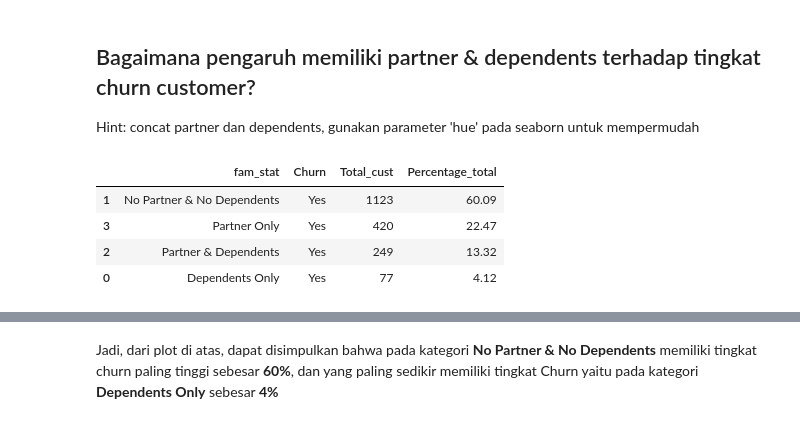
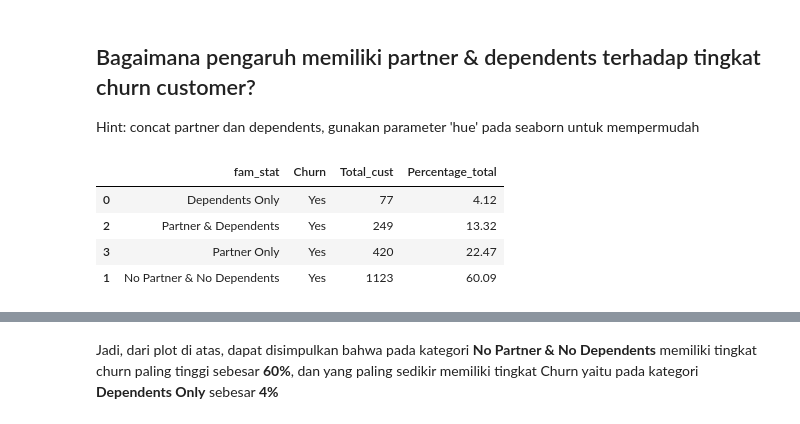
Before and after one commit to agirahmawandi/hw_datavisualitation, a Jupyter notebook: Data Visualization - Template Homework.ipynb, the cells around one changed output, grey strips where cells are left out. Drawn from its saved outputs; the diff is of its cells as text; code cells hidden in the pictures.

```diff
--- a/Data Visualization - Template Homework.ipynb
+++ b/Data Visualization - Template Homework.ipynb
@@ -241,19 +276,19 @@ df_stat['fam_stat']= df_stat.apply(combine_status, axis=1)
 # %%
 
 df_group =  (df_stat[df_stat['Churn'] == 'Yes']
              .groupby(['fam_stat','Churn'])
              .agg(Total_cust=('customerID','nunique'))
              .reset_index()
              .assign(Percentage_total=lambda x: (
                  x['Total_cust'] / x['Total_cust'].sum() * 100).round(2))
-                .sort_values('Total_cust', ascending=False)
+                .sort_values('Percentage_total', ascending=True)
 
 )
 
 df_group
 # %% [output]
 |  | fam_stat | Churn | Total_cust | Percentage_total |
+| 0 | Dependents Only | Yes | 77 | 4.12 |
+| 2 | Partner & Dependents | Yes | 249 | 13.32 |
+| 3 | Partner Only | Yes | 420 | 22.47 |
 | 1 | No Partner & No Dependents | Yes | 1123 | 60.09 |
-| 3 | Partner Only | Yes | 420 | 22.47 |
-| 2 | Partner & Dependents | Yes | 249 | 13.32 |
-| 0 | Dependents Only | Yes | 77 | 4.12 |
```
Also changed, not shown: parts of 15 cells of this notebook, 1 other file.
